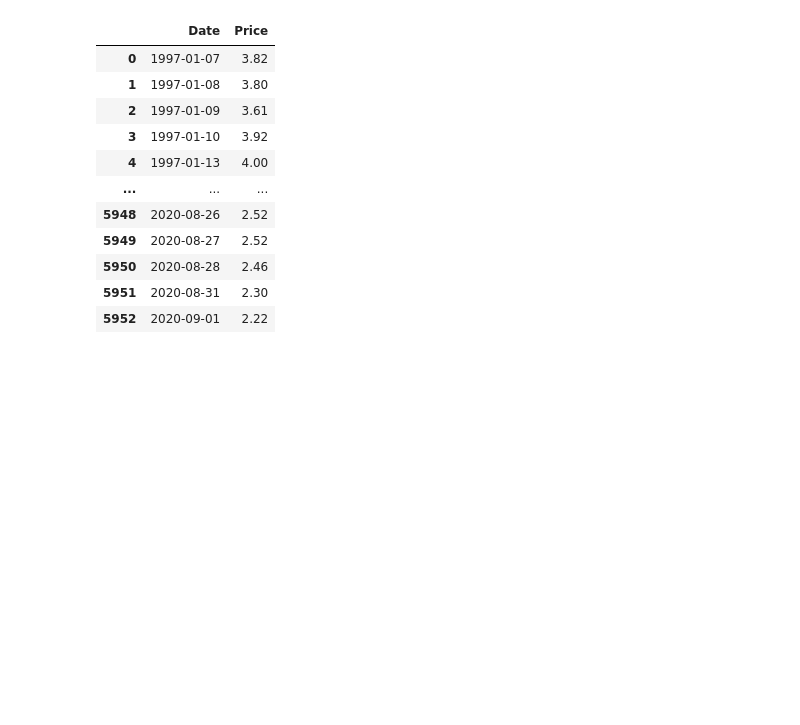
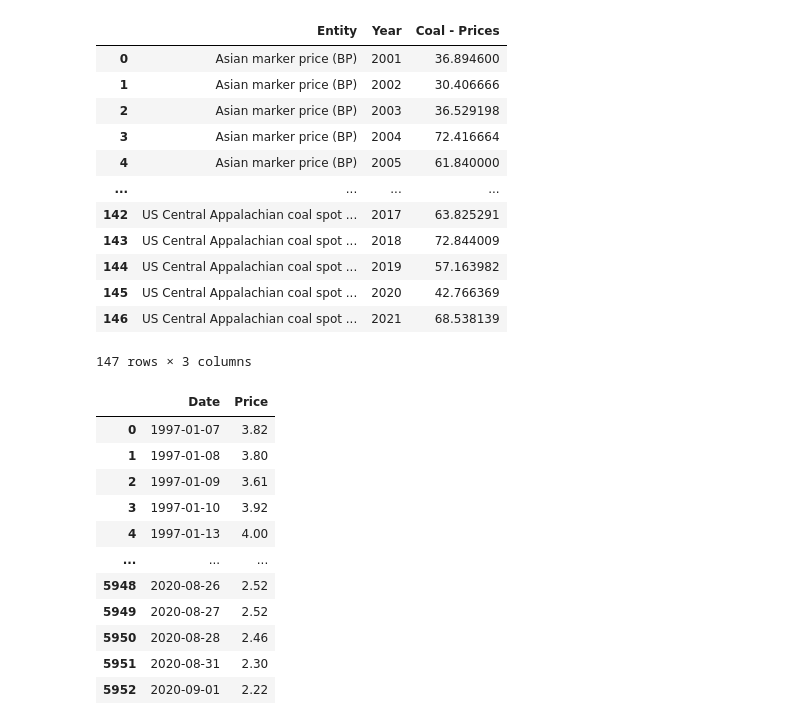
Before and after one commit to jsphotos205/last_of_us, a Jupyter notebook: Coal/coal.ipynb, the cells around one changed output. Cells and saved outputs as stored; diff of their text form; code cells hidden in the pictures; blank space fills up the shorter version.

```diff
--- a/Coal/coal.ipynb
+++ b/Coal/coal.ipynb
@@ -5,6 +5,24 @@ import numpy as np
 # %%
 daily_df = pd.read_csv('/Users/johnchristophersloan/the_last_of_us/Coal/archive (2)/daily_csv.csv',parse_dates=['Date'])
 monthly_df = pd.read_csv('/Users/johnchristophersloan/the_last_of_us/Coal/archive (2)/monthly_csv.csv',parse_dates=['Month'])
+coal_price_df = pd.read_csv('/Users/johnchristophersloan/the_last_of_us/Coal/coal-prices.csv')
+del coal_price_df['Code']
+# %%
+coal_price_df
+# %% [output]
+|  | Entity | Year | Coal - Prices |
+| 0 | Asian marker price (BP) | 2001 | 36.894600 |
+| 1 | Asian marker price (BP) | 2002 | 30.406666 |
+| 2 | Asian marker price (BP) | 2003 | 36.529198 |
+| 3 | Asian marker price (BP) | 2004 | 72.416664 |
+| 4 | Asian marker price (BP) | 2005 | 61.840000 |
+| ... | ... | ... | ... |
+| 142 | US Central Appalachian coal spot ... | 2017 | 63.825291 |
+| 143 | US Central Appalachian coal spot ... | 2018 | 72.844009 |
+| 144 | US Central Appalachian coal spot ... | 2019 | 57.163982 |
+| 145 | US Central Appalachian coal spot ... | 2020 | 42.766369 |
+| 146 | US Central Appalachian coal spot ... | 2021 | 68.538139 |
+147 rows × 3 columns
 # %%
 daily_df
 # %% [output]
```
Also changed, not shown: parts of 3 cells of this notebook, 3 other files.
